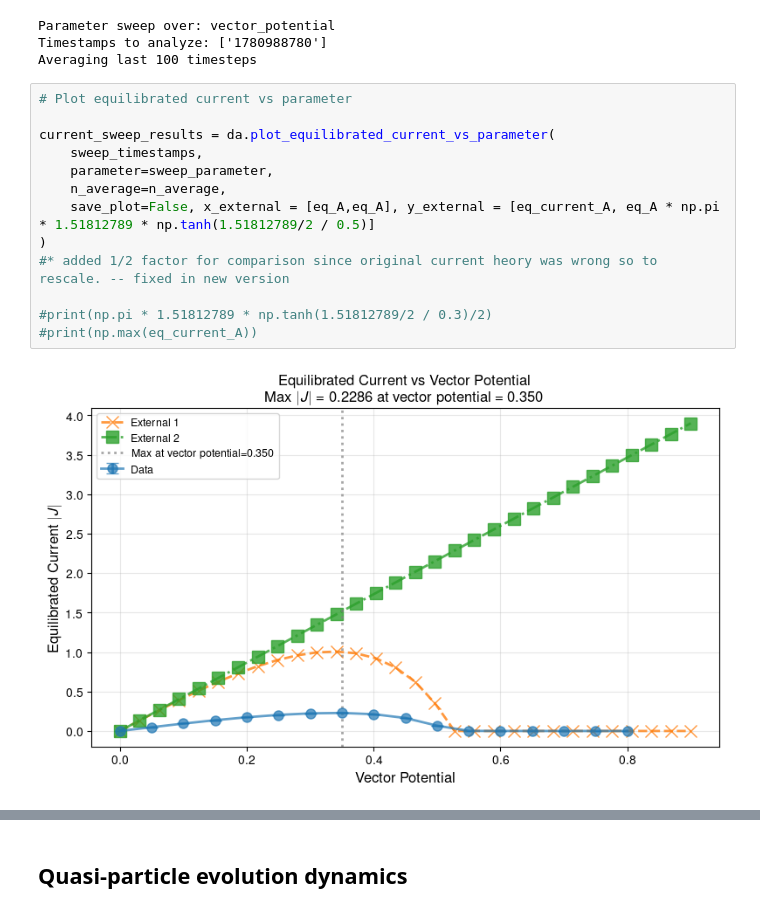
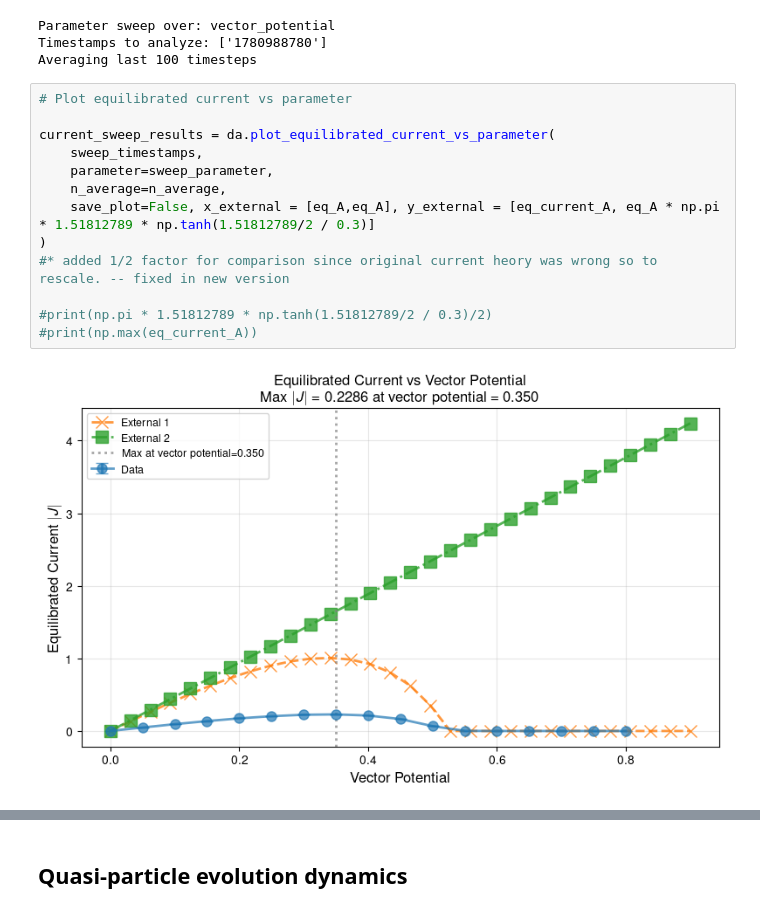
Before and after one commit to j-curtis/psBQP, a Jupyter notebook: Analyze_solutions.ipynb, the cells around one changed output, grey strips where cells are left out. Drawn from its saved outputs; the diff is of its cells as text.

Commit message:
Fixed current computation, running new results now.

```diff
--- a/Analyze_solutions.ipynb
+++ b/Analyze_solutions.ipynb
@@ -484,18 +485,18 @@ Averaging last 100 timesteps
 # %%
 # Plot equilibrated current vs parameter
 
 current_sweep_results = da.plot_equilibrated_current_vs_parameter(
     sweep_timestamps,
     parameter=sweep_parameter,
     n_average=n_average,
-    save_plot=False, x_external = [eq_A,eq_A], y_external = [eq_current_A, eq_A * np.pi * 1.51812789 * np.tanh(1.51812789/2 / 0.5)]
+    save_plot=False, x_external = [eq_A,eq_A], y_external = [eq_current_A, eq_A * np.pi * 1.51812789 * np.tanh(1.51812789/2 / 0.3)]
 )
 #* added 1/2 factor for comparison since original current heory was wrong so to rescale. -- fixed in new version
 
 #print(np.pi * 1.51812789 * np.tanh(1.51812789/2 / 0.3)/2)
 #print(np.max(eq_current_A))
 # %% [output]
-[figure, old version]
+[figure, new version]
 # %%
 x_jon = [0.        , 0.02586207 ,0.05172414 ,0.07758621 ,0.10344828, 0.12931034,
  0.15517241, 0.18103448, 0.20689655, 0.23275862, 0.25862069, 0.28448276,
```
Also changed, not shown: parts of 9 cells of this notebook, 12 other files.
